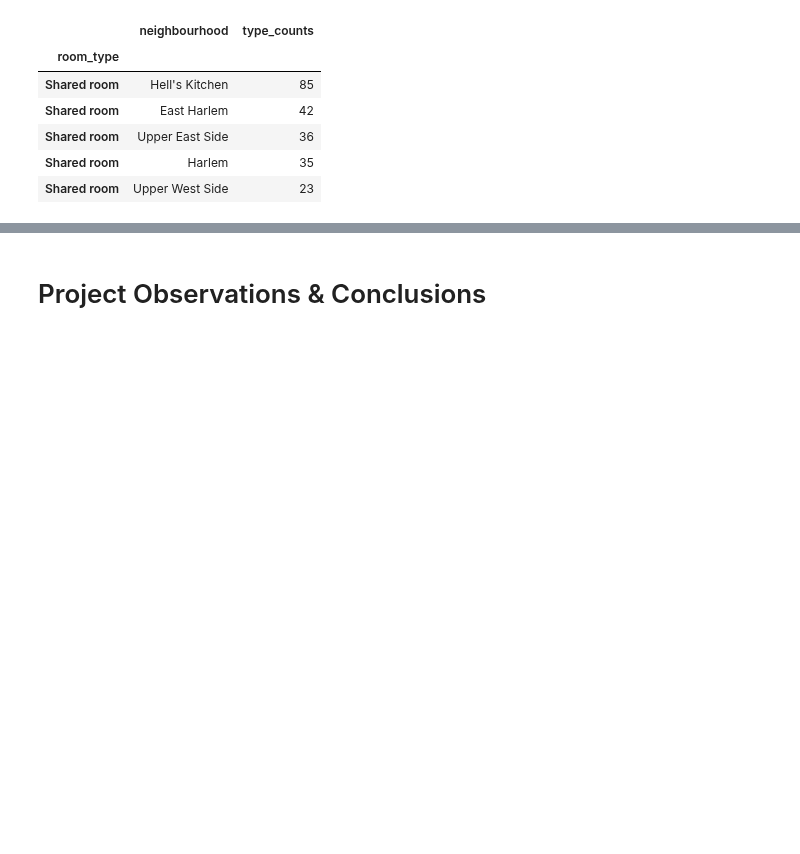
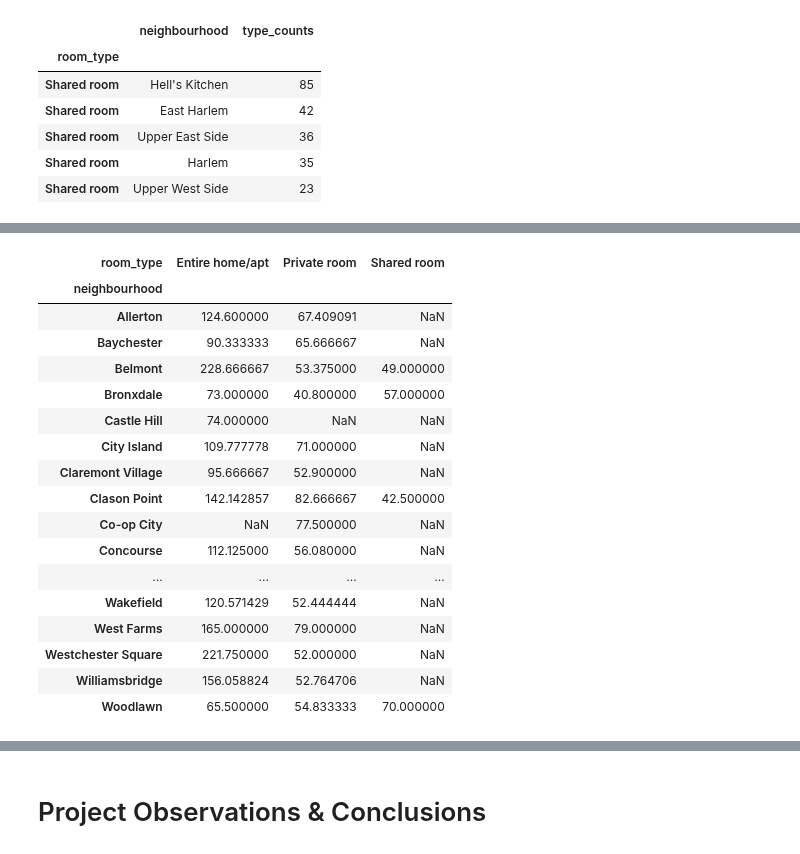
Before and after one commit to mjknj18/2019-NYC-Airbnb-Property-Data-Analysis, a Jupyter notebook: 2019_NYC_Airbnb_Property_Data_Analysis_Main.ipynb, the cells around one changed output, grey strips where cells are left out. Drawn from its saved outputs; the diff is of its cells as text; code cells hidden in the pictures; blank space fills up the shorter version.

```diff
--- a/2019_NYC_Airbnb_Property_Data_Analysis_Main.ipynb
+++ b/2019_NYC_Airbnb_Property_Data_Analysis_Main.ipynb
@@ -359,0 +395,34 @@ manhattan_shared_sorted.head()
+# %%
+#isolating one borough - Bronx
+average_price_bronx = price_df.loc["Bronx"]
+average_price_bronx = average_price_bronx.reset_index()
+average_price_bronx.drop("neighbourhood_group", axis=1, inplace=True)
+
+bronx_price_grouped = average_price_bronx.groupby(["room_type", "neighbourhood", ])
+bronx_average_price = bronx_price_grouped.mean()
+
+bronx_price_sorted = bronx_average_price.sort_values(["room_type", "price"], ascending = [True, False])
+#bronx_price_sorted
+
+bronx_price_sorted = bronx_price_sorted.reset_index()
+bronx_price_pivot = bronx_price_sorted.pivot(index="neighbourhood", columns="room_type", values="price")
+bronx_price_pivot
+# %% [output]
+| room_type | Entire home/apt | Private room | Shared room |
+| neighbourhood |  |  |  |
+| Allerton | 124.600000 | 67.409091 | NaN |
+| Baychester | 90.333333 | 65.666667 | NaN |
+| Belmont | 228.666667 | 53.375000 | 49.000000 |
+| Bronxdale | 73.000000 | 40.800000 | 57.000000 |
+| Castle Hill | 74.000000 | NaN | NaN |
+| City Island | 109.777778 | 71.000000 | NaN |
+| Claremont Village | 95.666667 | 52.900000 | NaN |
+| Clason Point | 142.142857 | 82.666667 | 42.500000 |
+| Co-op City | NaN | 77.500000 | NaN |
+| Concourse | 112.125000 | 56.080000 | NaN |
+| ... | ... | ... | ... |
+| Wakefield | 120.571429 | 52.444444 | NaN |
+| West Farms | 165.000000 | 79.000000 | NaN |
+| Westchester Square | 221.750000 | 52.000000 | NaN |
+| Williamsbridge | 156.058824 | 52.764706 | NaN |
+| Woodlawn | 65.500000 | 54.833333 | 70.000000 |
```
Also changed, not shown: parts of 6 cells of this notebook.
